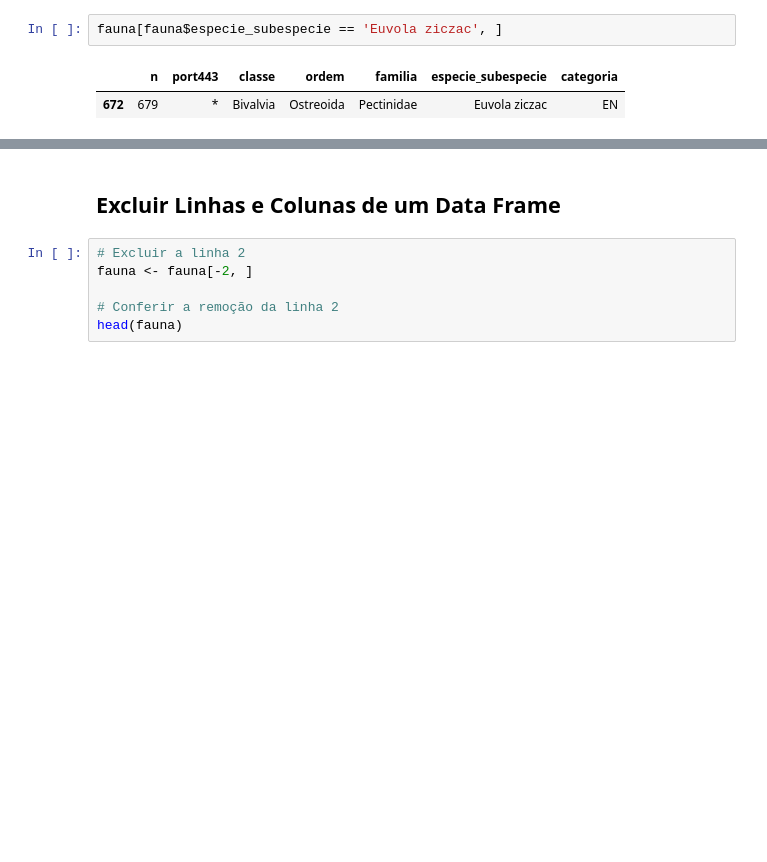
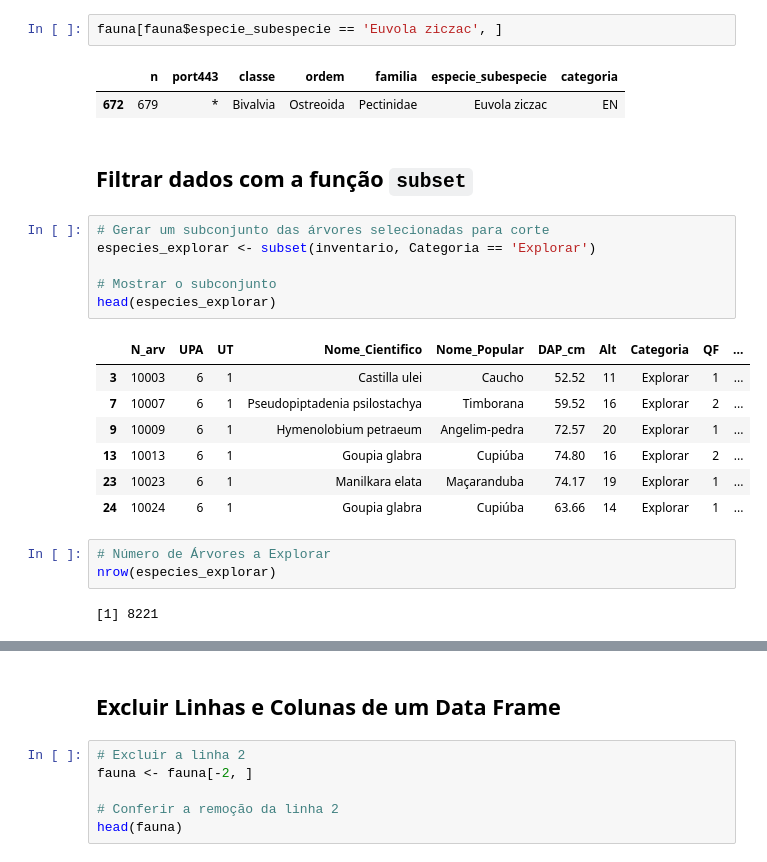
Before and after one commit to robson-cruz/Introducao_Analise_Dados_R, a Jupyter notebook: Modulo_1_Introducao_Linguagem_R_Aula_4.ipynb, the cells around one changed output, grey strips where cells are left out. Drawn from its saved outputs; the diff is of its cells as text; blank space fills up the shorter version.

```diff
--- a/Modulo_1_Introducao_Linguagem_R_Aula_4.ipynb
+++ b/Modulo_1_Introducao_Linguagem_R_Aula_4.ipynb
@@ -260,3 +258,24 @@ fauna[fauna$especie_subespecie == 'Euvola ziczac', ]
 # %% [output]
 |  | n | port443 | classe | ordem | familia | especie_subespecie | categoria |
 | 672 | 679 | * | Bivalvia | Ostreoida | Pectinidae | Euvola ziczac | EN |
+# %% [markdown]
+## Filtrar dados com a função `subset`
+# %%
+# Gerar um subconjunto das árvores selecionadas para corte
+especies_explorar <- subset(inventario, Categoria == 'Explorar')
+
+# Mostrar o subconjunto
+head(especies_explorar)
+# %% [output]
+|  | N_arv | UPA | UT | Nome_Cientifico | Nome_Popular | DAP_cm | Alt | Categoria | QF | ... |
+| 3 | 10003 | 6 | 1 | Castilla ulei | Caucho | 52.52 | 11 | Explorar | 1 | ... |
+| 7 | 10007 | 6 | 1 | Pseudopiptadenia psilostachya | Timborana | 59.52 | 16 | Explorar | 2 | ... |
+| 9 | 10009 | 6 | 1 | Hymenolobium petraeum | Angelim-pedra | 72.57 | 20 | Explorar | 1 | ... |
+| 13 | 10013 | 6 | 1 | Goupia glabra | Cupiúba | 74.80 | 16 | Explorar | 2 | ... |
+| 23 | 10023 | 6 | 1 | Manilkara elata | Maçaranduba | 74.17 | 19 | Explorar | 1 | ... |
+| 24 | 10024 | 6 | 1 | Goupia glabra | Cupiúba | 63.66 | 14 | Explorar | 1 | ... |
+# %%
+# Número de Árvores a Explorar
+nrow(especies_explorar)
+# %% [output]
+[1] 8221
```
Also changed, not shown: parts of 9 cells of this notebook.
